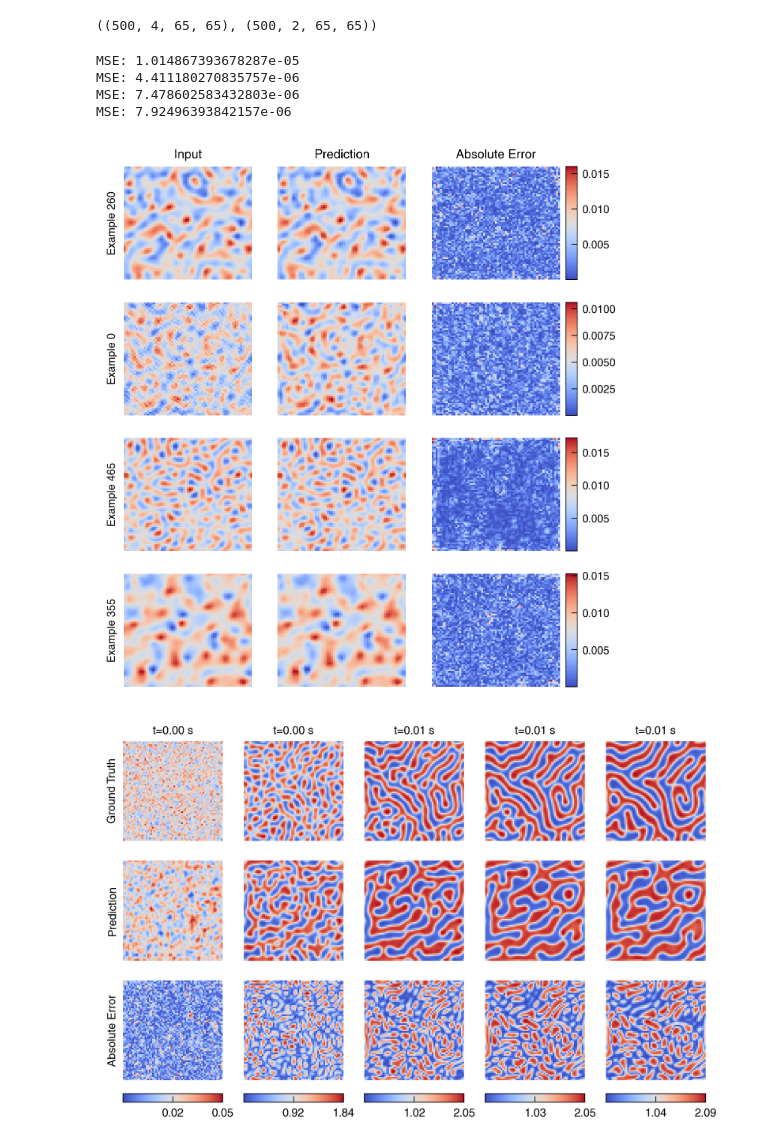
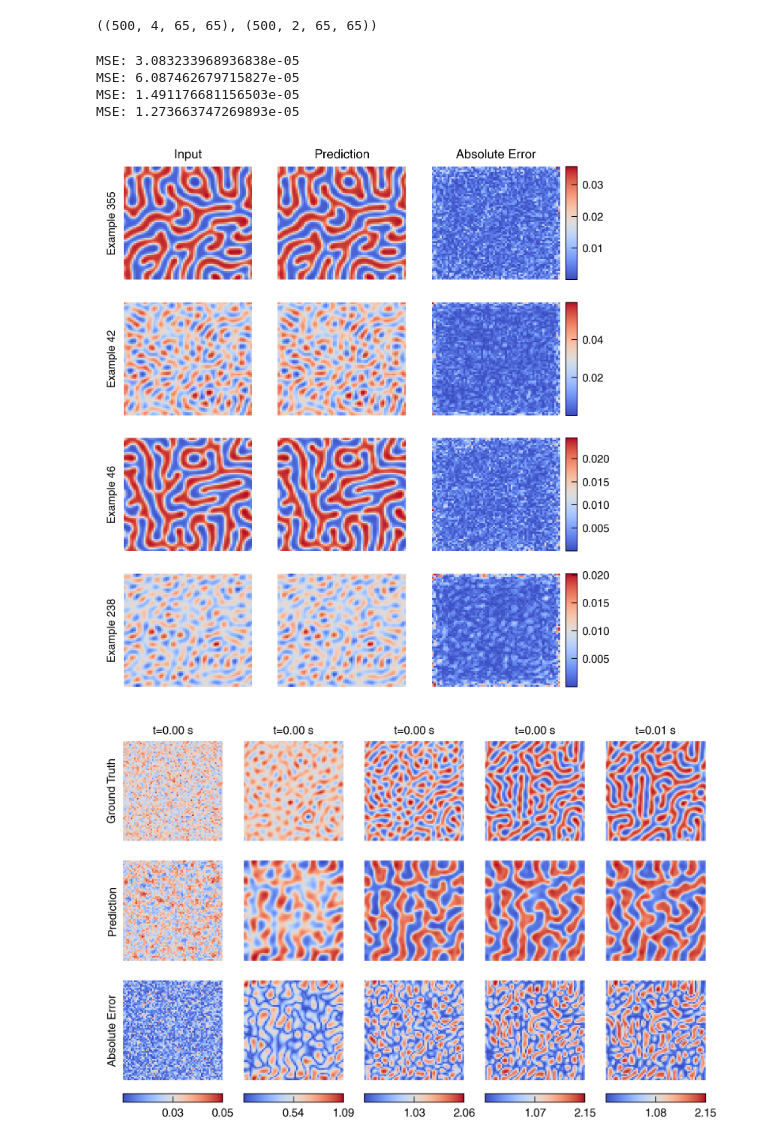
Before and after one commit to NanxiiChen/PF-PINO, a Jupyter notebook: spinodal_decomp/eval.ipynb, the cells around one changed output. Saved outputs shown, nothing was run; the diff lists cells and outputs as text; code cells hidden in the pictures.

```diff
--- a/spinodal_decomp/eval.ipynb
+++ b/spinodal_decomp/eval.ipynb
@@ -99,7 +100,7 @@ model_skeleton = get_model2d(
    **model_kwargs
 )
 # weight = os.path.join(save_dir, f"epoch_{configs.epochs - 1}.eqx")
-weight = os.path.join(save_dir, f"epoch_400.eqx")
+weight = os.path.join(save_dir, f"epoch_200.eqx")
 model = eqx.tree_deserialise_leaves(weight, model_skeleton)
 # %%
 # data = jnp.load("./dataset_split.npz")
@@ -124,42 +125,42 @@ xs_examples = Xs[random_indices]
 ys_examples = Ys[random_indices]
 # ks_examples = ks[random_indices]
 y_pred_examples = jax.vmap(model.forward)(xs_examples)
-component = 1
+component = 0
 
 for i, idx in enumerate(random_indices):
     ax = axes[i, 0]
     ax.pcolormesh(meshesx, meshesy, ys_examples[i, component, :, :], shading='auto', cmap='coolwarm',)
     ax.set_axis_off()
     # ax.set_ylabel(f"Example {idx}", rotation=0, labelpad=20, fontsize=8, va='center')
     ax.text(-0.05, 0.5, f"Example {idx}", rotation=90, va='center', ha="right", transform=ax.transAxes,)
     if i == 0:
         ax.text(0.5, 1.05, "Input", ha="center", va="bottom", transform=ax.transAxes, fontsize=8)
 
     ax = axes[i, 1]
     ax.pcolormesh(meshesx, meshesy, y_pred_examples[i, component, :, :], shading='auto', cmap='coolwarm', )
     ax.set_axis_off()
     if i == 0:
         ax.text(0.5, 1.05, "Prediction", ha="center", va="bottom", transform=ax.transAxes, fontsize=8)
 
     ax = axes[i, 2]
     diff = jnp.abs(ys_examples[i, component, :, :] - y_pred_examples[i, component, :, :])
     # diff_ax = ax.contourf(meshesx, meshesy, diff, levels=100, cmap='coolwarm')
     diff_ax = ax.pcolormesh(meshesx, meshesy, diff, shading='auto', cmap='coolwarm')
     ax.set_axis_off()
     if i == 0:
         ax.text(0.5, 1.05, "Absolute Error", ha="center", va="bottom", transform=ax.transAxes, fontsize=8)
 
     ax_bar = fig.add_axes([ax.get_position().x1 + 0.01,
                            ax.get_position().y0,
                            0.02,
                            ax.get_position().height])
     fig.colorbar(diff_ax, cax=ax_bar)
     print(f"MSE: {jnp.mean(diff**2)}")
 # fig.tight_layout()
 # %% [output]
-MSE: 1.014867393678287e-05
-MSE: 4.411180270835757e-06
-MSE: 7.478602583432803e-06
-MSE: 7.92496393842157e-06
+MSE: 3.083233968936838e-05
+MSE: 6.087462679715827e-05
+MSE: 1.491176681156503e-05
+MSE: 1.273663747269893e-05
-[figure, old version]
+[figure, new version]
 # %%
@@ -173,7 +174,7 @@ auto_reg_fn = partial(
 )
 u_preds = jax.vmap(auto_reg_fn)(u0)
 # %%
-idxs = [0, 50, 100, 150, 200]
+idxs = [0,25, 50, 80, 100,]
 meshesx = meshes[0]
 meshesy = meshes[1]
 example_th = -1
@@ -222,4 +223,4 @@ for i, idx in enumerate(idxs):
     fig.colorbar(diff_ax, cax=ax_bar, orientation='horizontal',
                  format='%.2f', ticks=jnp.linspace(0, jnp.max(diff), num=3))
 # %% [output]
-[figure, old version]
+[figure, new version]
```
Also changed, not shown: parts of 3 cells of this notebook, 6 other files.
